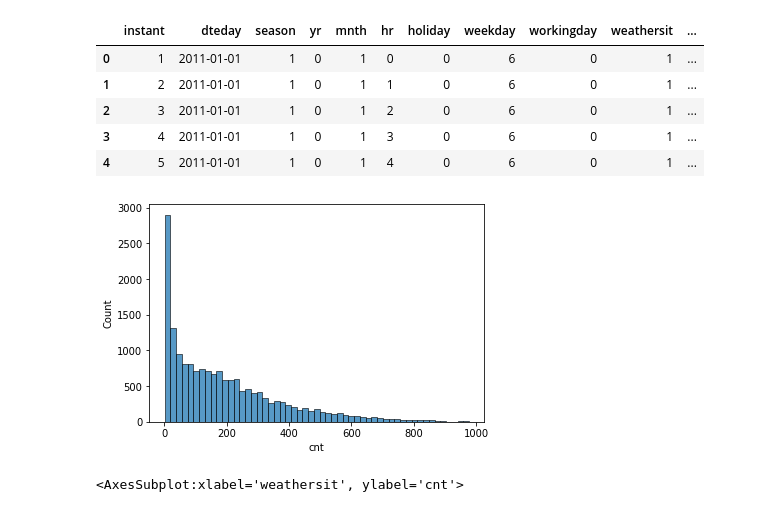
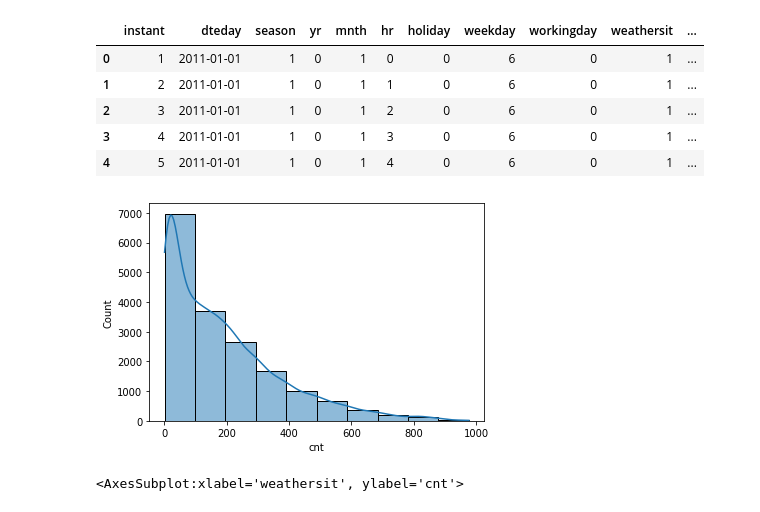
Before and after one commit to jryan814/datab-projects, a Jupyter notebook: bike_rental_predictions.ipynb, the cells around one changed output. Saved outputs shown, nothing was run; the diff lists cells and outputs as text; code cells hidden in the pictures.

```diff
--- a/bike_rental_predictions.ipynb
+++ b/bike_rental_predictions.ipynb
@@ -19,9 +20,9 @@ df.head()
 | 3 | 4 | 2011-01-01 | 1 | 0 | 1 | 3 | 0 | 6 | 0 | 1 | ... |
 | 4 | 5 | 2011-01-01 | 1 | 0 | 1 | 4 | 0 | 6 | 0 | 1 | ... |
 # %%
-sns.histplot(df['cnt']);
+sns.histplot(df['cnt'], kde=True, bins=10);
 # %% [output]
-[figure, old version]
+[figure, new version]
 # %%
 sns.barplot(y='cnt', x='weathersit', data=df)
 # %% [output]
```
Also changed, not shown: parts of 15 cells of this notebook.
